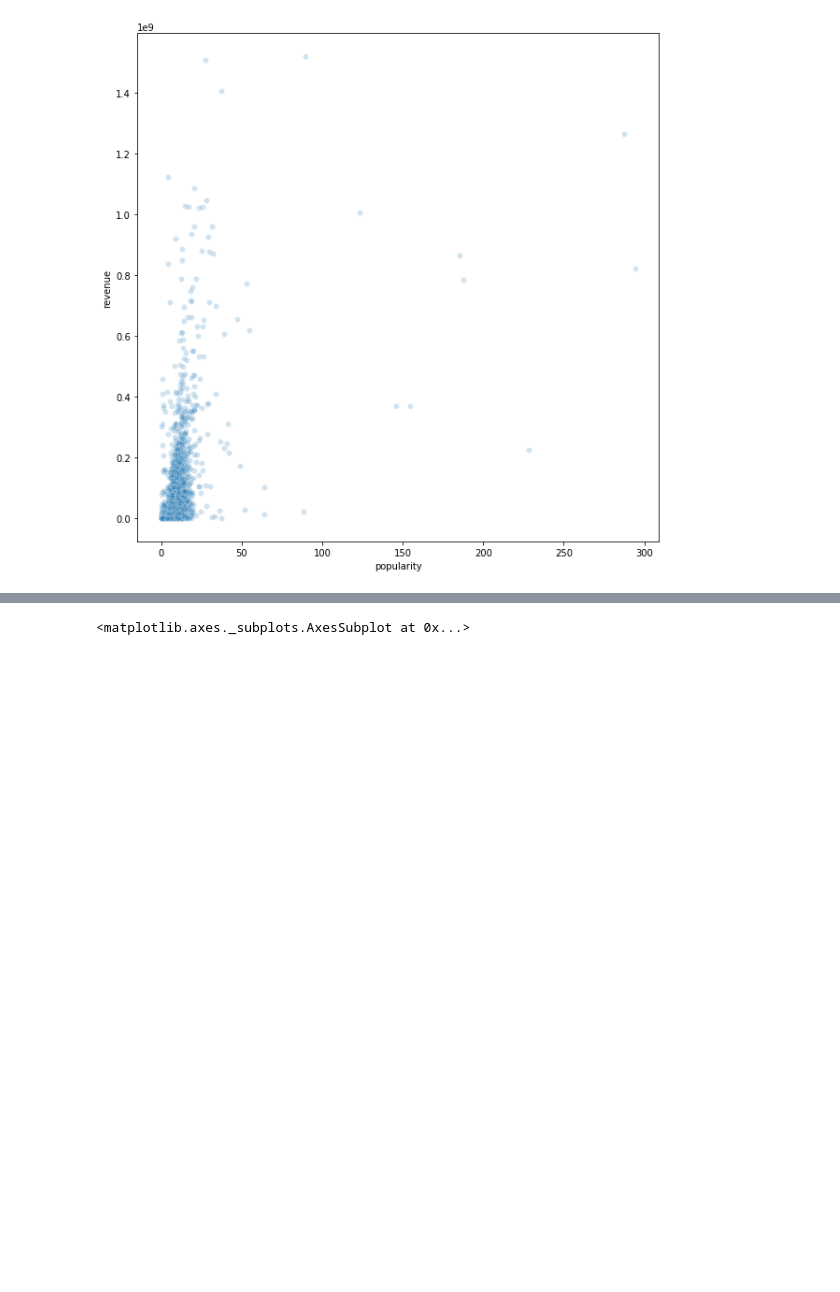
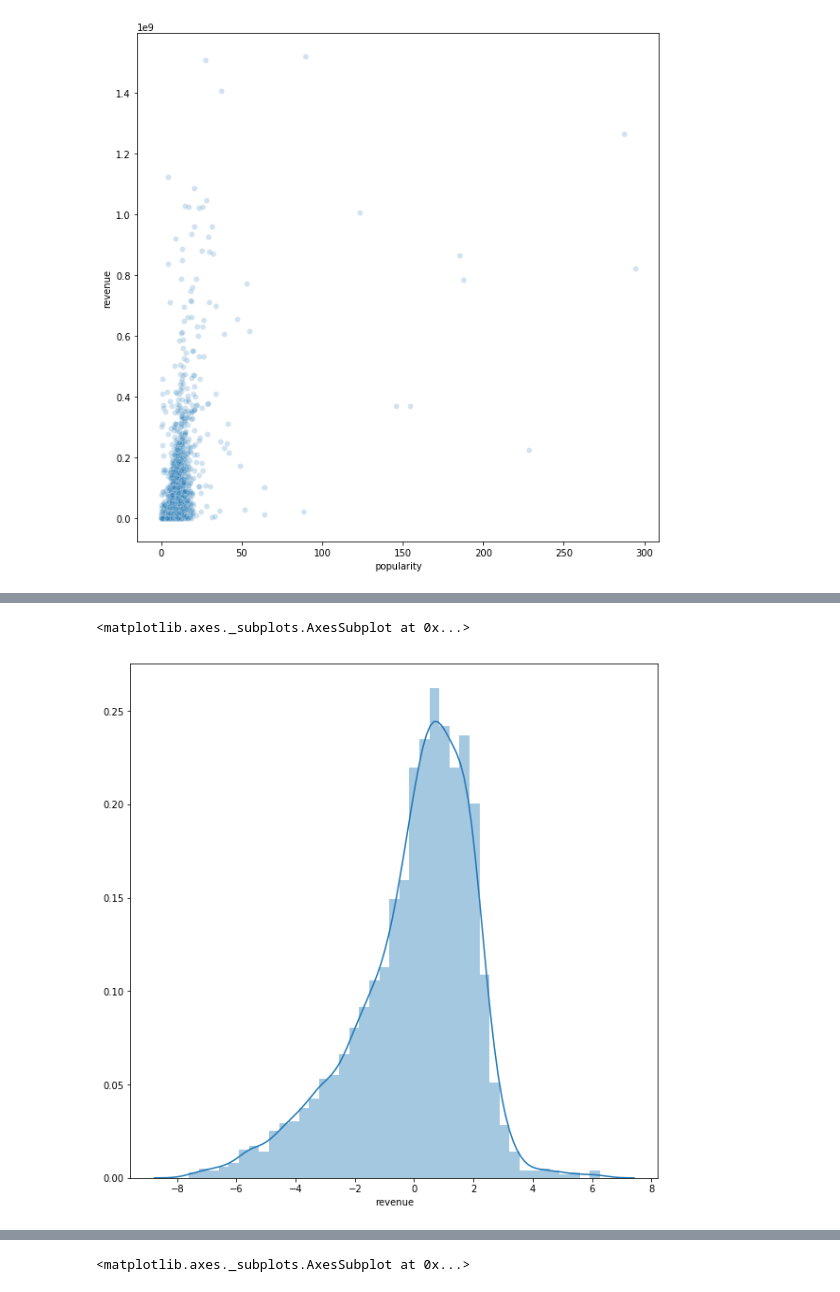
Before and after one commit to Cruzzor/BoxOffice, a Jupyter notebook: exploration_wiebke.ipynb, the cells around one changed output, grey strips where cells are left out. Cells and saved outputs as stored; diff of their text form; code cells hidden in the pictures; blank space fills up the shorter version.

```diff
--- a/exploration_wiebke.ipynb
+++ b/exploration_wiebke.ipynb
@@ -89,0 +111,7 @@ sns.scatterplot(x='popularity', y='revenue', data=data, alpha=0.2)
+# %%
+# plot distribution of residuals (desire: should be normally distributed)
+plt.figure(figsize=(10,10))
+sns.distplot(y-y_pred)
+# %% [output]
+<matplotlib.axes._subplots.AxesSubplot at 0x...>
+[figure, added]
```
Also changed, not shown: parts of 24 cells of this notebook.
